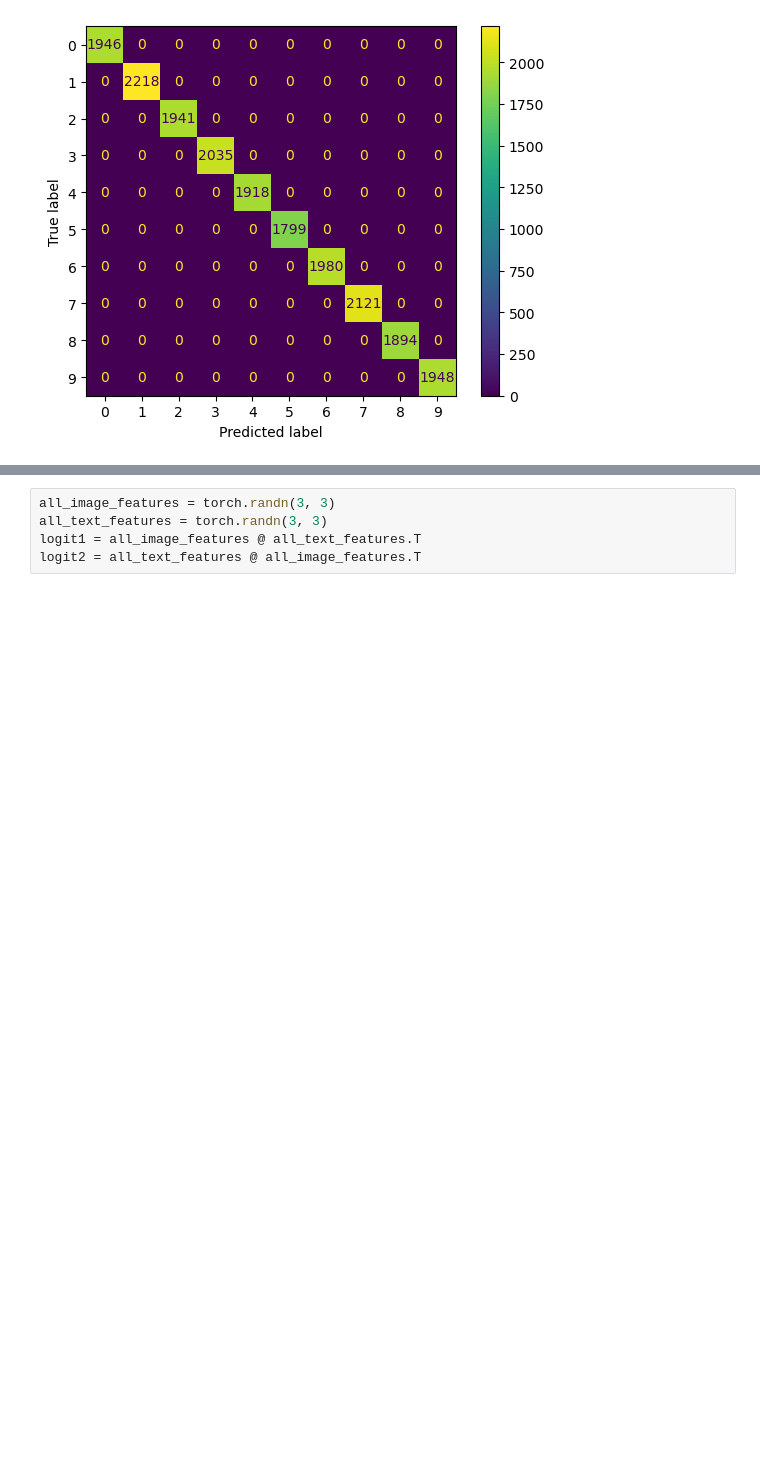
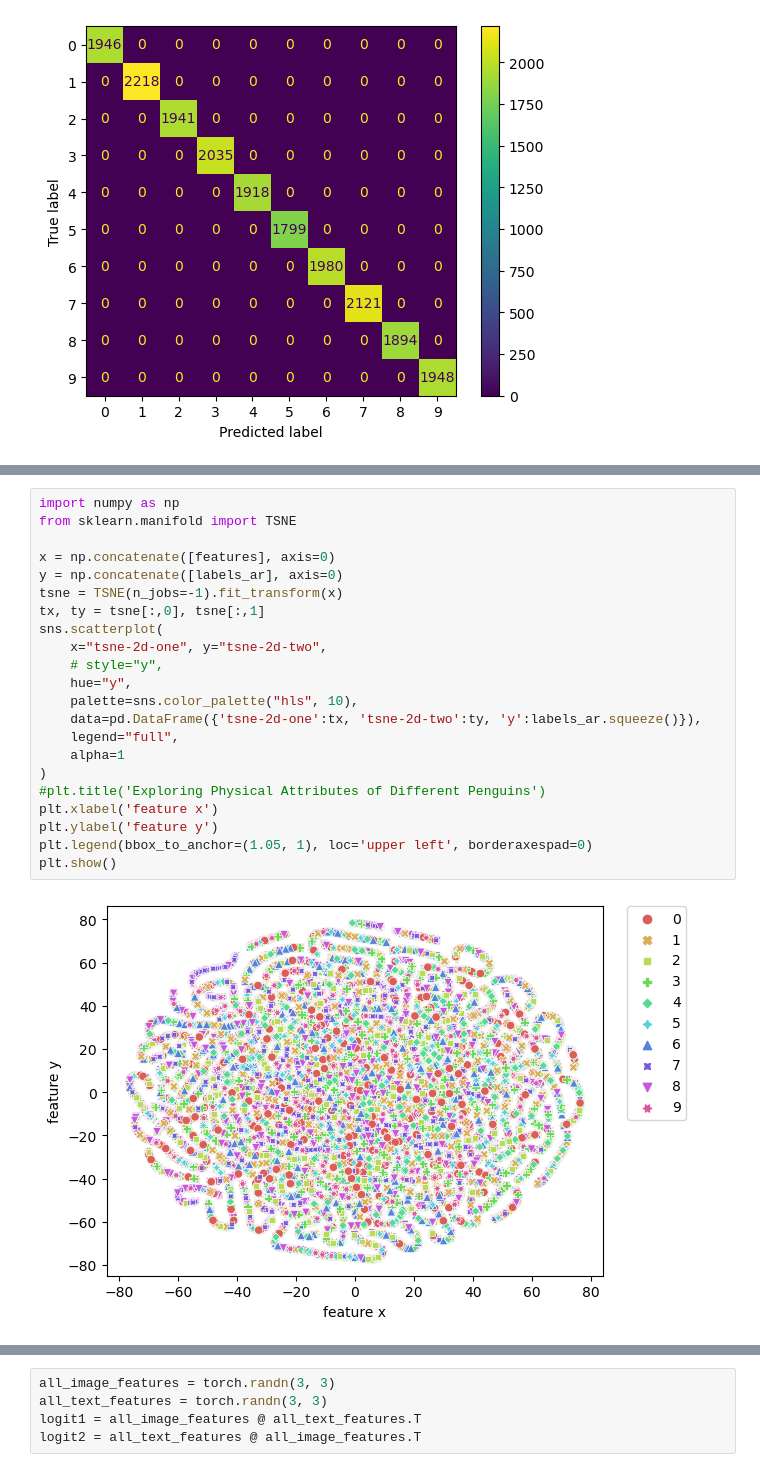
Before and after one commit to Faisal-Hajari/KD, a Jupyter notebook: CLIPPO/testing.ipynb, the cells around one changed output, grey strips where cells are left out. Drawn from its saved outputs; the diff is of its cells as text; blank space fills up the shorter version.

```diff
--- a/CLIPPO/testing.ipynb
+++ b/CLIPPO/testing.ipynb
@@ -259,0 +466,24 @@ plt.show()q
+# %%
+import numpy as np
+from sklearn.manifold import TSNE
+
+x = np.concatenate([features], axis=0)
+y = np.concatenate([labels_ar], axis=0)
+tsne = TSNE(n_jobs=-1).fit_transform(x)
+tx, ty = tsne[:,0], tsne[:,1]
+sns.scatterplot(
+    x="tsne-2d-one", y="tsne-2d-two",
+    # style="y",
+    hue="y",
+    palette=sns.color_palette("hls", 10),
+    data=pd.DataFrame({'tsne-2d-one':tx, 'tsne-2d-two':ty, 'y':labels_ar.squeeze()}),
+    legend="full",
+    alpha=1
+)
+#plt.title('Exploring Physical Attributes of Different Penguins')
+plt.xlabel('feature x')
+plt.ylabel('feature y')
+plt.legend(bbox_to_anchor=(1.05, 1), loc='upper left', borderaxespad=0)
+plt.show()
+# %% [output]
+[figure, added]
```
Also changed, not shown: parts of 4 cells of this notebook, 3 other files.
